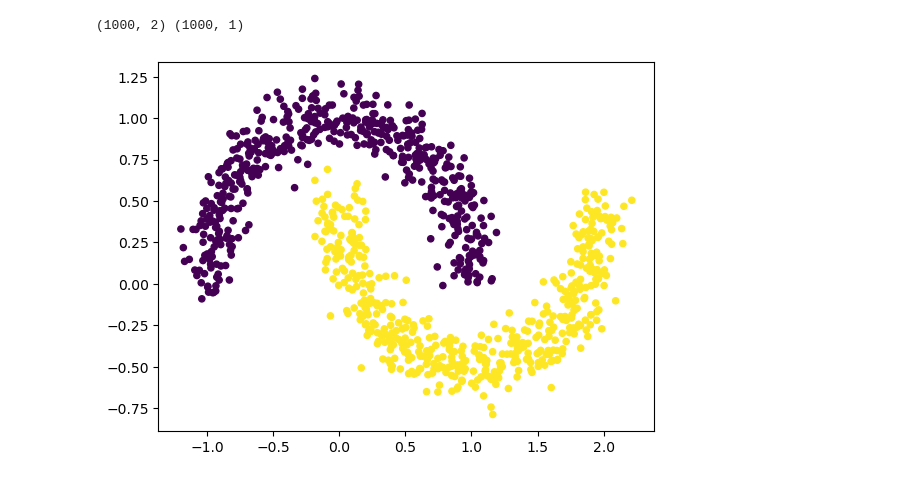
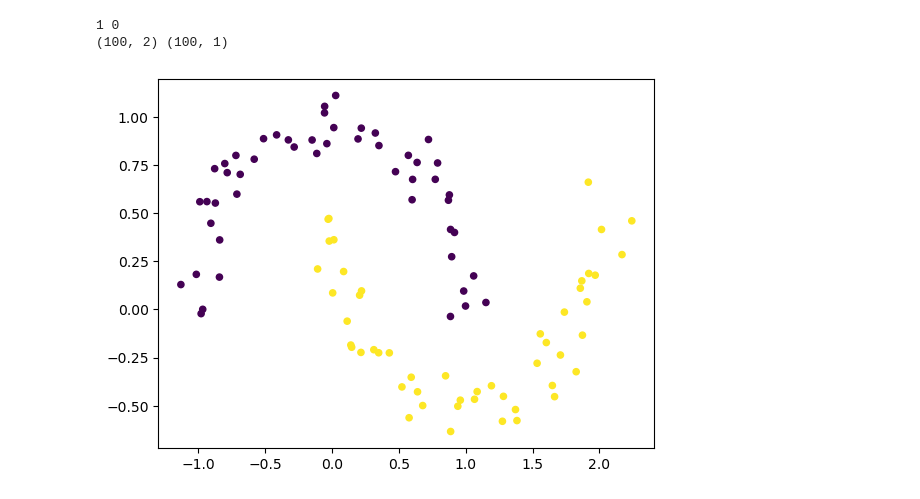
Before and after one commit to tito21/tiny-tensorgrad, a Jupyter notebook: demo.ipynb, the cells around one changed output. Cells and saved outputs as stored; diff of their text form; code cells hidden in the pictures.

```diff
--- a/demo.ipynb
+++ b/demo.ipynb
@@ -9,16 +11,20 @@ from sklearn.datasets import make_moons
 from engine import Tensor, draw_dot
 import nn
 # %%
-X, y = make_moons(n_samples=1_000, noise=0.1)
+X, y = make_moons(n_samples=100, noise=0.1)
 
-y = y*2 - 1 # make y be -1 or 1
+# y = 2.0 * y - 1.0
+
+print(y.max(), y.min())
+
 # visualize in 2D
 plt.scatter(X[:, 0], X[:, 1], c=y, s=20)
 y = np.expand_dims(y, 1)
 print(X.shape, y.shape)
 # %% [output]
-(1000, 2) (1000, 1)
+1 0
+(100, 2) (100, 1)
-[figure, old version]
+[figure, new version]
 # %%
 
 model = nn.Sequential(
```
Also changed, not shown: parts of 5 cells of this notebook, 2 other files.
